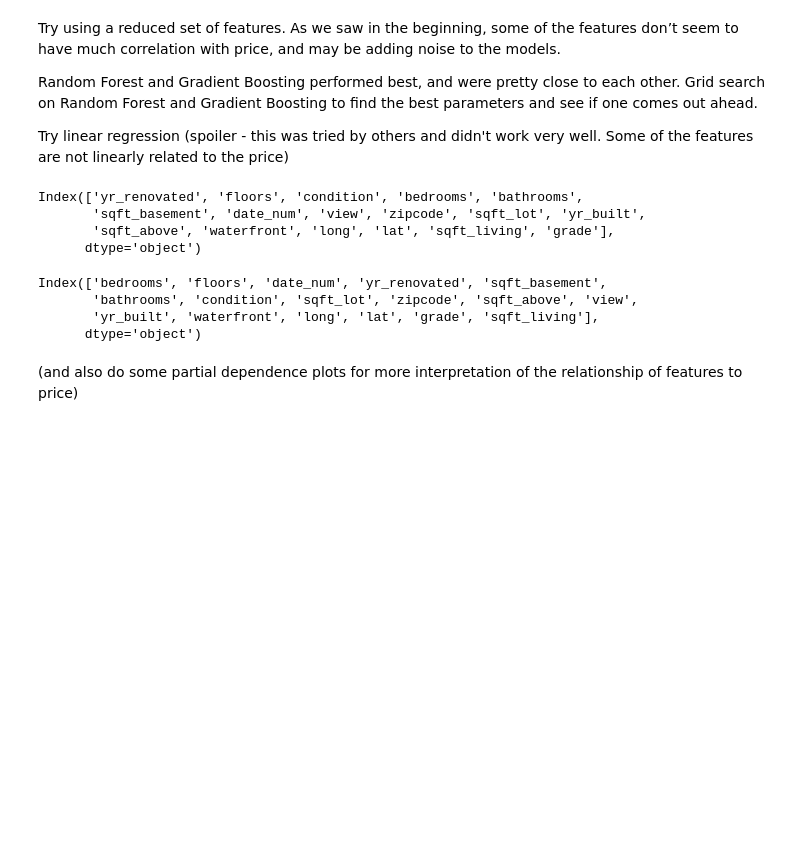
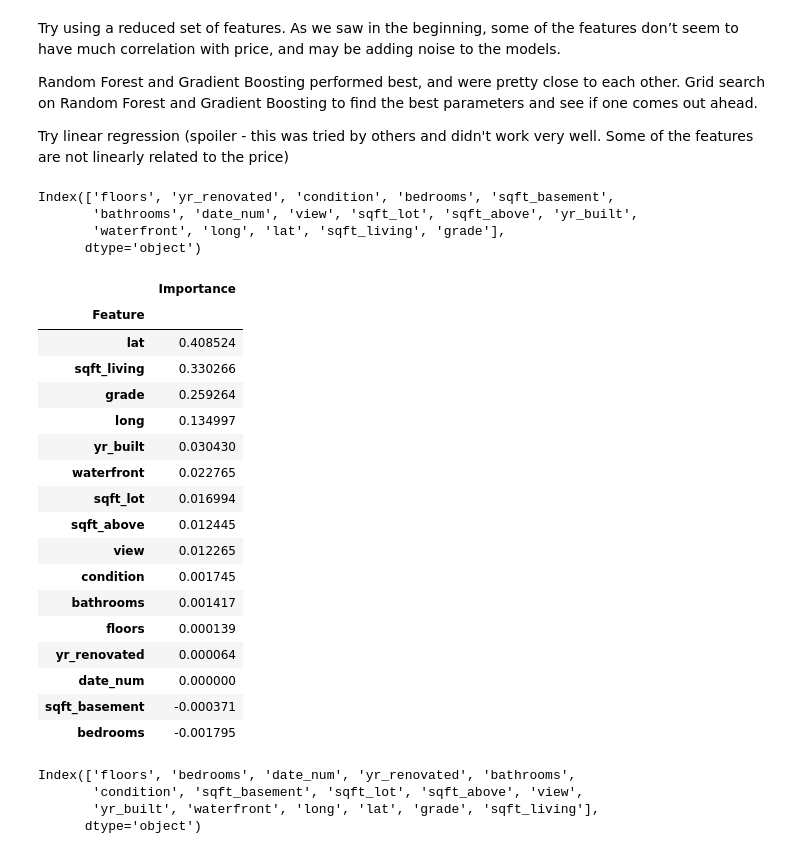
Before and after one commit to katelynrwalker/housing-prices, a Jupyter notebook: housing-prices-model.ipynb, the cells around one changed output. Drawn from its saved outputs; the diff is of its cells as text; code cells hidden in the pictures; blank space fills up the shorter version.

Commit message:
looking at feature importances

```diff
--- a/housing-prices-model.ipynb
+++ b/housing-prices-model.ipynb
@@ -288,20 +289,39 @@ Random Forest and Gradient Boosting performed best, and were pretty close to eac
 
 Try linear regression (spoiler - this was tried by others and didn't work very well. Some of the features are not linearly related to the price)
 # %%
-rf_model.fit(X, y_train)
+rf_model.fit(X_train, y_train)
 X_train.columns[rf_model.feature_importances_.argsort()]
 # %% [output]
-Index(['yr_renovated', 'floors', 'condition', 'bedrooms', 'bathrooms',
-       'sqft_basement', 'date_num', 'view', 'zipcode', 'sqft_lot', 'yr_built',
-       'sqft_above', 'waterfront', 'long', 'lat', 'sqft_living', 'grade'],
+Index(['floors', 'yr_renovated', 'condition', 'bedrooms', 'sqft_basement',
+       'bathrooms', 'date_num', 'view', 'sqft_lot', 'sqft_above', 'yr_built',
+       'waterfront', 'long', 'lat', 'sqft_living', 'grade'],
       dtype='object')
+# %%
+rfpimp.importances(rf_model, X_test, y_test)
+# %% [output]
+|  | Importance |
+| Feature |  |
+| lat | 0.408524 |
+| sqft_living | 0.330266 |
+| grade | 0.259264 |
+| long | 0.134997 |
+| yr_built | 0.030430 |
+| waterfront | 0.022765 |
+| sqft_lot | 0.016994 |
+| sqft_above | 0.012445 |
+| view | 0.012265 |
+| condition | 0.001745 |
+| bathrooms | 0.001417 |
+| floors | 0.000139 |
+| yr_renovated | 0.000064 |
+| date_num | 0.000000 |
+| sqft_basement | -0.000371 |
+| bedrooms | -0.001795 |
 # %%
-gb_model.fit(X, y_train)
+gb_model.fit(X_train, y_train)
 X_train.columns[gb_model.feature_importances_.argsort()]
 # %% [output]
-Index(['bedrooms', 'floors', 'date_num', 'yr_renovated', 'sqft_basement',
-       'bathrooms', 'condition', 'sqft_lot', 'zipcode', 'sqft_above', 'view',
+Index(['floors', 'bedrooms', 'date_num', 'yr_renovated', 'bathrooms',
+       'condition', 'sqft_basement', 'sqft_lot', 'sqft_above', 'view',
        'yr_built', 'waterfront', 'long', 'lat', 'grade', 'sqft_living'],
       dtype='object')
-# %% [markdown]
-(and also do some partial dependence plots for more interpretation of the relationship of features to price)
```
Also changed, not shown: parts of 11 cells of this notebook.
